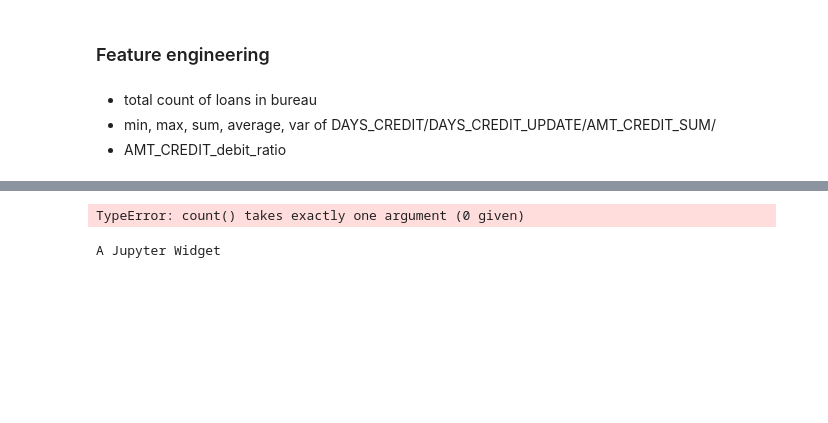
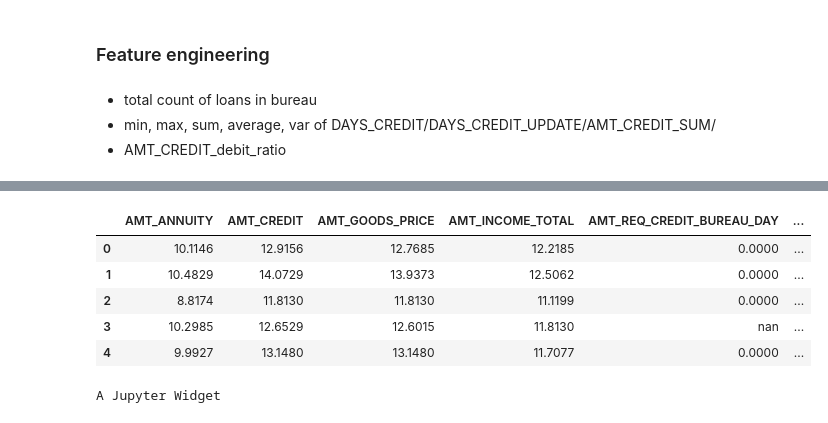
Before and after one commit to Mira2015/home_crdict, a Jupyter notebook: Home_credit_part1_v2_0624.ipynb, the cells around one changed output, grey strips where cells are left out. Drawn from its saved outputs; the diff is of its cells as text; code cells hidden in the pictures; blank space fills up the shorter version.

```diff
--- a/Home_credit_part1_v2_0624.ipynb
+++ b/Home_credit_part1_v2_0624.ipynb
@@ -390,5 +299,3 @@ bureau_bal[bureau_bal['SK_ID_BUREAU'] == 5715448]
 # total count of loans in bureau
 bureau_agg = pd.DataFrame({'SK_ID_CURR': bureau['SK_ID_CURR'].unique()})
 bureau_agg['loans_count'] = bureau.groupby('SK_ID_CURR')['SK_ID_BUREAU'].transform('count')
-# %%
-bureau_agg['Active_count']=bureau[bureau['CREDIT_ACTIVE'] == 'Active'].count('SK_ID_BUREAU')
@@ -402,5 +303,0 @@ bureau_agg= bureau[bureau['CREDIT_ACTIVE'] == 'Active'].groupby(['SK_ID_CURR']).
-# %%
-bureau_agg['Active_count']=[bureau[bureau["CREDIT_ACTIVE"]=='Active']].count()['']
-bureau_agg['Active_count']= bureau[bureau['CREDIT_ACTIVE'] == 'Active'].groupby(['SK_ID_CURR']).size().reset_index()
-# %% [output]
-TypeError: count() takes exactly one argument (0 given)
@@ -415,3 +307,12 @@ bureau_agg.head()
+# %%
+df1 .head()
+# %% [output]
+|  | AMT_ANNUITY | AMT_CREDIT | AMT_GOODS_PRICE | AMT_INCOME_TOTAL | AMT_REQ_CREDIT_BUREAU_DAY | ... |
+| 0 | 10.1146 | 12.9156 | 12.7685 | 12.2185 | 0.0000 | ... |
+| 1 | 10.4829 | 14.0729 | 13.9373 | 12.5062 | 0.0000 | ... |
+| 2 | 8.8174 | 11.8130 | 11.8130 | 11.1199 | 0.0000 | ... |
+| 3 | 10.2985 | 12.6529 | 12.6015 | 11.8130 | nan | ... |
+| 4 | 9.9927 | 13.1480 | 13.1480 | 11.7077 | 0.0000 | ... |
 # %%
 # List of column names
 columns = ['SK_ID_CURR']
```
Also changed, not shown: parts of 23 cells of this notebook.
